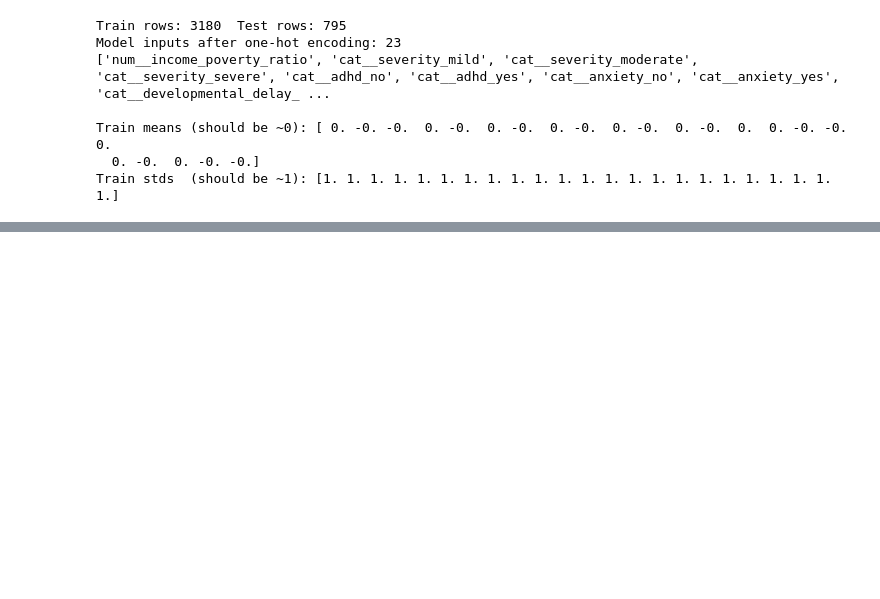
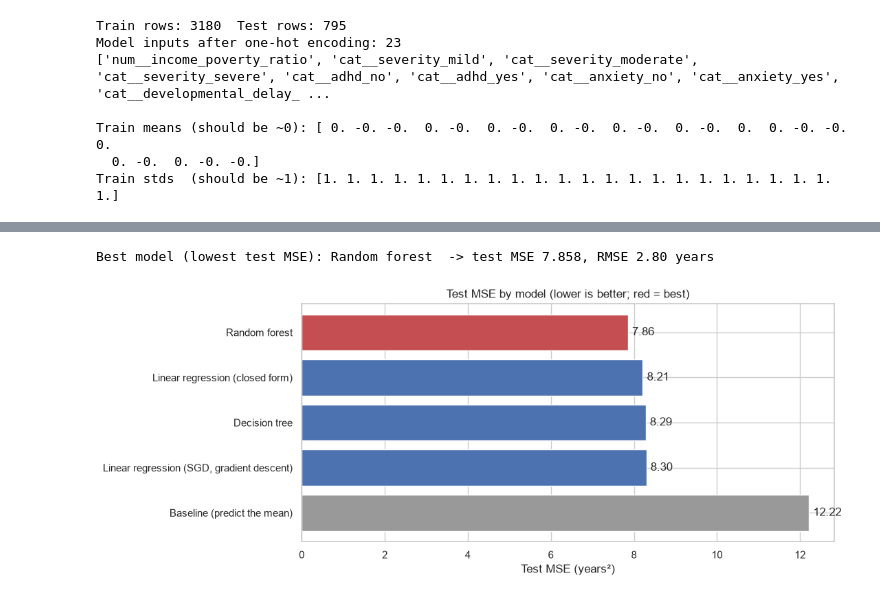
Before and after one commit to pmganga/linear_regression_model, a Jupyter notebook: summative/linear_regression/multivariate.ipynb, the cells around one changed output, grey strips where cells are left out. Drawn from its saved outputs; the diff is of its cells as text; code cells hidden in the pictures; blank space fills up the shorter version.

```diff
--- a/summative/linear_regression/multivariate.ipynb
+++ b/summative/linear_regression/multivariate.ipynb
@@ -464,0 +653,22 @@ The data is now ready for training and comparing the four models.
+# %%
+models = {
+    "Linear regression (SGD, gradient descent)": sgd_model,
+    "Linear regression (closed form)": linear_model,
+    "Decision tree": tree_model,
+    "Random forest": forest_model,
+}
+
+baseline_mse = mean_squared_error(y_test, np.full(len(y_test), y_train.mean()))
+rows = [{"Model": "Baseline (predict the mean)",
+         "Train MSE": mean_squared_error(y_train, np.full(len(y_train), y_train.mean())),
+         "Test MSE": baseline_mse}]
+for name, model in models.items():
+    rows.append({"Model": name,
+                 "Train MSE": mean_squared_error(y_train, model.predict(X_train_t)),
+                 "Test MSE": mean_squared_error(y_test, model.predict(X_test_t))})
+
+comparison = pd.DataFrame(rows)
+comparison["Test RMSE (years)"] = np.sqrt(comparison["Test MSE"])
+comparison["RMSE vs baseline"] = (1 - comparison["Test RMSE (years)"] / np.sqrt(baseline_mse)).map("{:.1%} lower".format)
+comparison = comparison.sort_values("Test MSE").reset_index(drop=True)
+comparison.round(3)
@@ -464,0 +682,18 @@ The data is now ready for training and comparing the four models.
+# %%
+model_rows = comparison[comparison["Model"] != "Baseline (predict the mean)"]
+BEST_MODEL_NAME = model_rows.iloc[0]["Model"]
+best_model = models[BEST_MODEL_NAME]
+print(f"Best model (lowest test MSE): {BEST_MODEL_NAME}  -> test MSE {model_rows.iloc[0]['Test MSE']:.3f}, "
+      f"RMSE {model_rows.iloc[0]['Test RMSE (years)']:.2f} years")
+
+fig, ax = plt.subplots(figsize=(10, 4.5))
+plot_data = comparison.sort_values("Test MSE", ascending=False)
+colors = ["#C44E52" if m == BEST_MODEL_NAME else ("#999999" if m.startswith("Baseline") else "#4C72B0") for m in plot_data["Model"]]
+ax.barh(plot_data["Model"], plot_data["Test MSE"], color=colors)
+for y_pos, value in enumerate(plot_data["Test MSE"]):
+    ax.text(value + 0.1, y_pos, f"{value:.2f}", va="center")
+ax.set(title="Test MSE by model (lower is better; red = best)", xlabel="Test MSE (years²)")
+plt.show()
+# %% [output]
+Best model (lowest test MSE): Random forest  -> test MSE 7.858, RMSE 2.80 years
+[figure, added]
```
Also changed, not shown: parts of 43 cells of this notebook.
